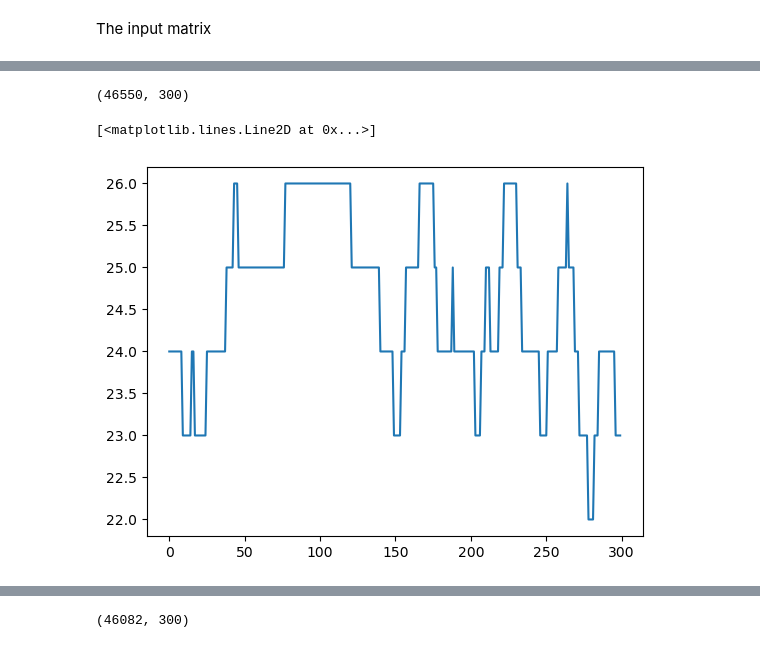
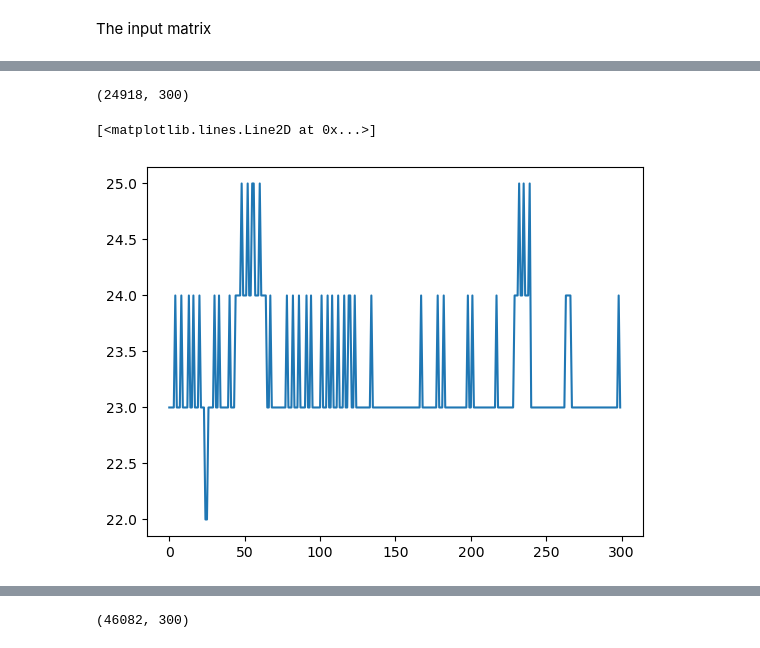
Before and after one commit to khoaguin/PocketHHE, a Jupyter notebook: data/SpO2/data_processing.ipynb, the cells around one changed output, grey strips where cells are left out. Saved outputs shown, nothing was run; the diff lists cells and outputs as text; code cells hidden in the pictures.

```diff
--- a/data/SpO2/data_processing.ipynb
+++ b/data/SpO2/data_processing.ipynb
@@ -5,3 +5,6 @@ import matplotlib.pyplot as plt
 ## Read the data from `.txt` format, process, transform them into `.csv` formats
 # %% [markdown]
 The input matrix
+# %%
+str_matrix = np.loadtxt('./DataMatrix_SpO2_cleaned4%.txt', dtype=str)
+str_matrix
@@ -15,12 +36,12 @@ input_matrix = np.array(int_matrix)
 # %%
 input_matrix.shape
 # %% [output]
-(46550, 300)
+(24918, 300)
 # %%
-plt.plot(input_matrix[0])
+plt.plot(input_matrix[4])
 # %% [output]
 [<matplotlib.lines.Line2D at 0x...>]
-[figure, old version]
+[figure, new version]
 # %%
 zeros_idx = np.where(np.sum(input_matrix, axis=1) == 0)[0]
 # %%
```
Also changed, not shown: parts of 19 cells of this notebook, 9 other files.
